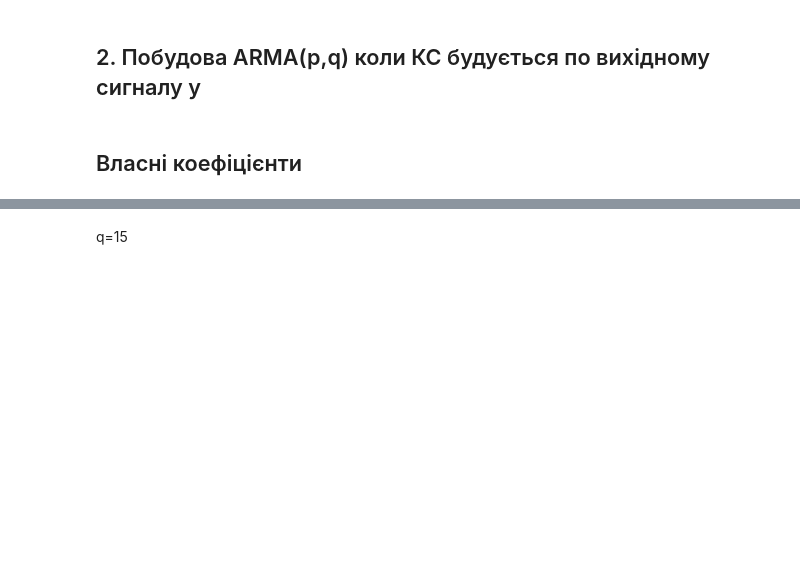
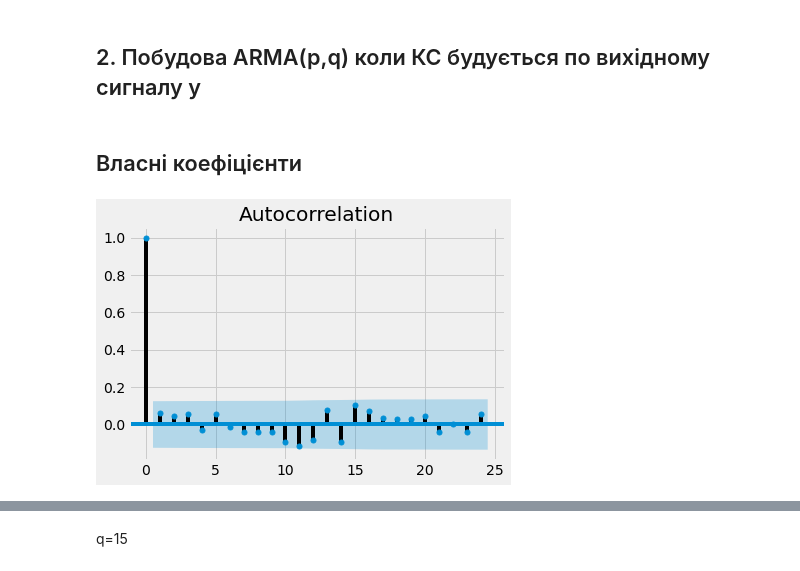
Before and after one commit to bateikoEd/time-series-analysis, a Jupyter notebook: lab3/Untitled.ipynb, the cells around one changed output, grey strips where cells are left out. Saved outputs shown, nothing was run; the diff lists cells and outputs as text; code cells hidden in the pictures; blank space fills up the shorter version.

```diff
--- a/lab3/Untitled.ipynb
+++ b/lab3/Untitled.ipynb
@@ -339,6 +336,10 @@ test = sm.tsa.adfuller(diff_y)
 y = np.array(diff_y).reshape(1,-1)[0]
 
 # y = np.log(y)
+# %%
+plot_acf(y);
+# %% [output]
+[figure, added]
 # %%
 models_metrics_1 = pd.DataFrame(columns=['name', 'r_squared', 'sum_squared_resid', 'aic','durbin_watson','params_ar', 'params_ma','params_intercept'])
 predictions_model_1 = []
```
Also changed, not shown: parts of 34 cells of this notebook, 4 other files.
